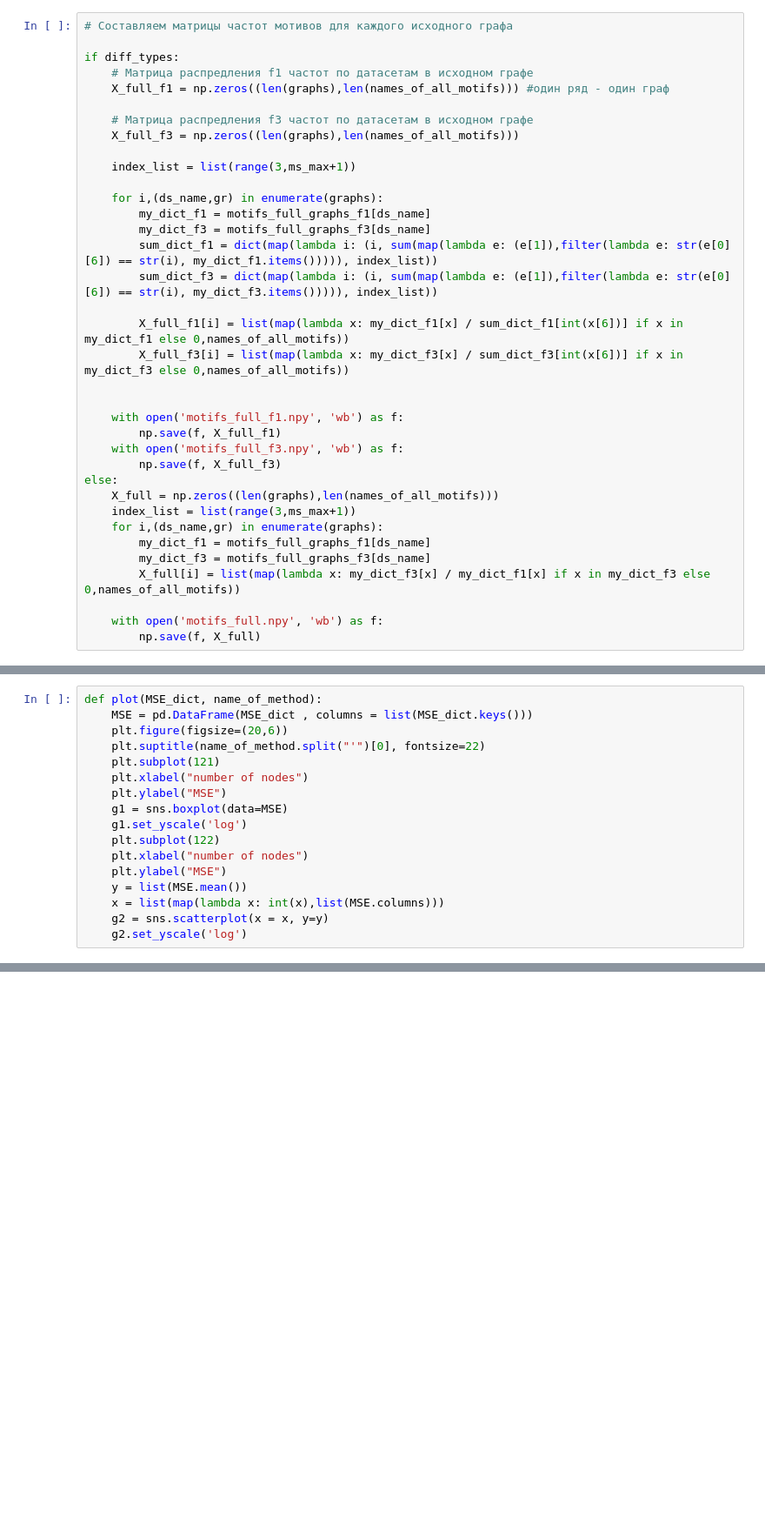
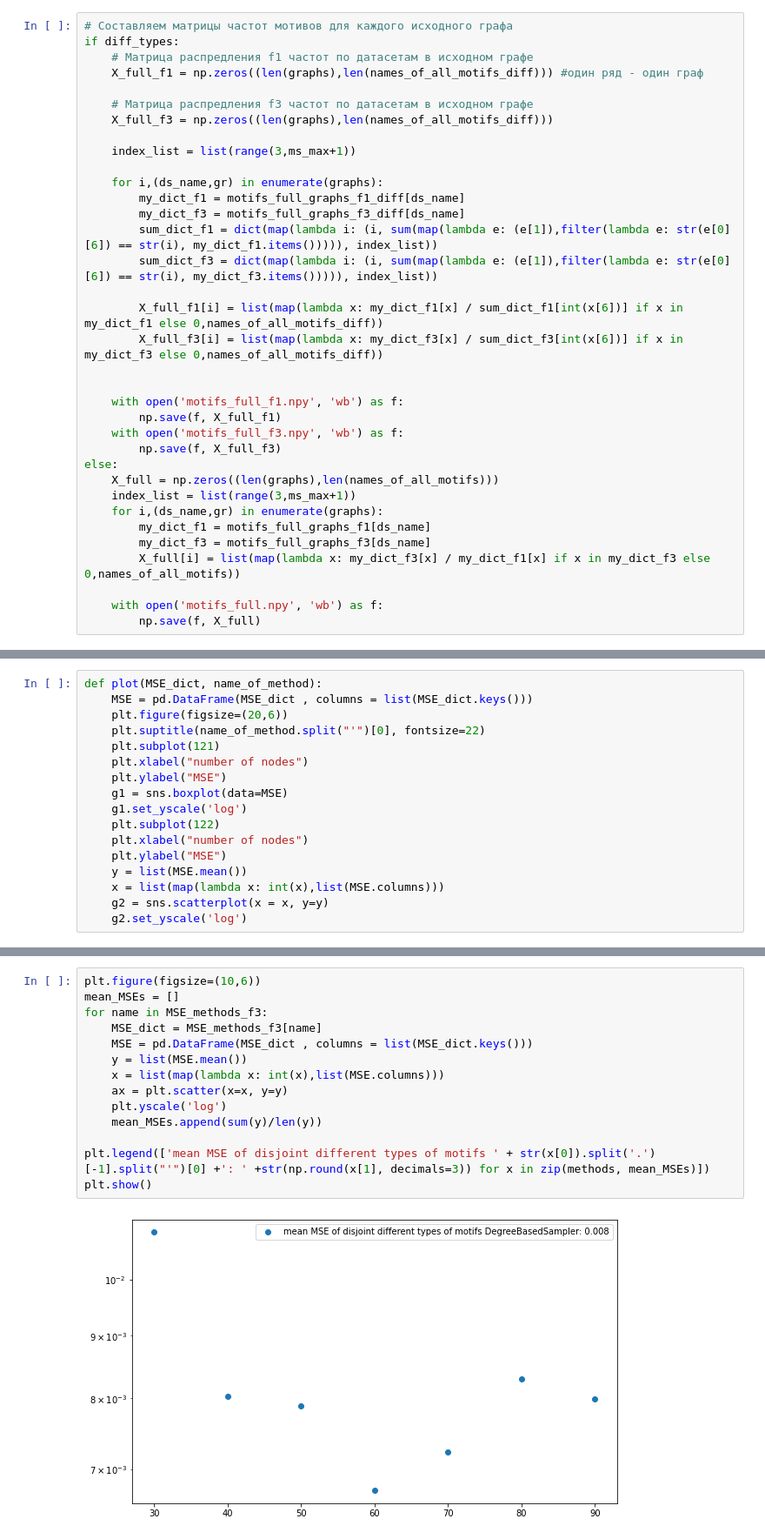
Before and after one commit to anpolol/DifusionPredictionUsingMotifs, a Jupyter notebook: Main.ipynb, the cells around one changed output, grey strips where cells are left out. Shown: that part at 87% size. Drawn from its saved outputs; the diff is of its cells as text; blank space fills up the shorter version.

```diff
--- a/Main.ipynb
+++ b/Main.ipynb
@@ -369,23 +392,22 @@ names_of_all_motifs=sorted(names_of_all_motifs)
 # %%
 # Составляем матрицы частот мотивов для каждого исходного графа
-
 if diff_types:
     # Матрица распредления f1 частот по датасетам в исходном графе
-    X_full_f1 = np.zeros((len(graphs),len(names_of_all_motifs))) #один ряд - один граф
+    X_full_f1 = np.zeros((len(graphs),len(names_of_all_motifs_diff))) #один ряд - один граф
 
     # Матрица распредления f3 частот по датасетам в исходном графе
-    X_full_f3 = np.zeros((len(graphs),len(names_of_all_motifs)))
+    X_full_f3 = np.zeros((len(graphs),len(names_of_all_motifs_diff)))
 
     index_list = list(range(3,ms_max+1))
 
     for i,(ds_name,gr) in enumerate(graphs):
-        my_dict_f1 = motifs_full_graphs_f1[ds_name]
-        my_dict_f3 = motifs_full_graphs_f3[ds_name]
+        my_dict_f1 = motifs_full_graphs_f1_diff[ds_name]
+        my_dict_f3 = motifs_full_graphs_f3_diff[ds_name]
         sum_diсt_f1 = dict(map(lambda i: (i, sum(map(lambda e: (e[1]),filter(lambda e: str(e[0][6]) == str(i), my_dict_f1.items())))), index_list))
         sum_diсt_f3 = dict(map(lambda i: (i, sum(map(lambda e: (e[1]),filter(lambda e: str(e[0][6]) == str(i), my_dict_f3.items())))), index_list))
 
-        X_full_f1[i] = list(map(lambda x: my_dict_f1[x] / sum_diсt_f1[int(x[6])] if x in my_dict_f1 else 0,names_of_all_motifs))
-        X_full_f3[i] = list(map(lambda x: my_dict_f3[x] / sum_diсt_f3[int(x[6])] if x in my_dict_f3 else 0,names_of_all_motifs))
+        X_full_f1[i] = list(map(lambda x: my_dict_f1[x] / sum_diсt_f1[int(x[6])] if x in my_dict_f1 else 0,names_of_all_motifs_diff))
+        X_full_f3[i] = list(map(lambda x: my_dict_f3[x] / sum_diсt_f3[int(x[6])] if x in my_dict_f3 else 0,names_of_all_motifs_diff))
 
 
     with open('motifs_full_f1.npy', 'wb') as f:
@@ -553,0 +593,16 @@ plt.show()
+# %%
+plt.figure(figsize=(10,6))
+mean_MSEs = []
+for name in MSE_methods_f3:
+    MSE_dict = MSE_methods_f3[name]
+    MSE = pd.DataFrame(MSE_dict , columns = list(MSE_dict.keys()))
+    y = list(MSE.mean())
+    x = list(map(lambda x: int(x),list(MSE.columns)))
+    ax = plt.scatter(x=x, y=y)
+    plt.yscale('log')
+    mean_MSEs.append(sum(y)/len(y))
+
+plt.legend(['mean MSE of disjoint different types of motifs ' + str(x[0]).split('.')[-1].split("'")[0] +': ' +str(np.round(x[1], decimals=3)) for x in zip(methods, mean_MSEs)])
+plt.show()
+# %% [output]
+[figure, added]
```
Also changed, not shown: parts of 30 cells of this notebook, 1 other file.
